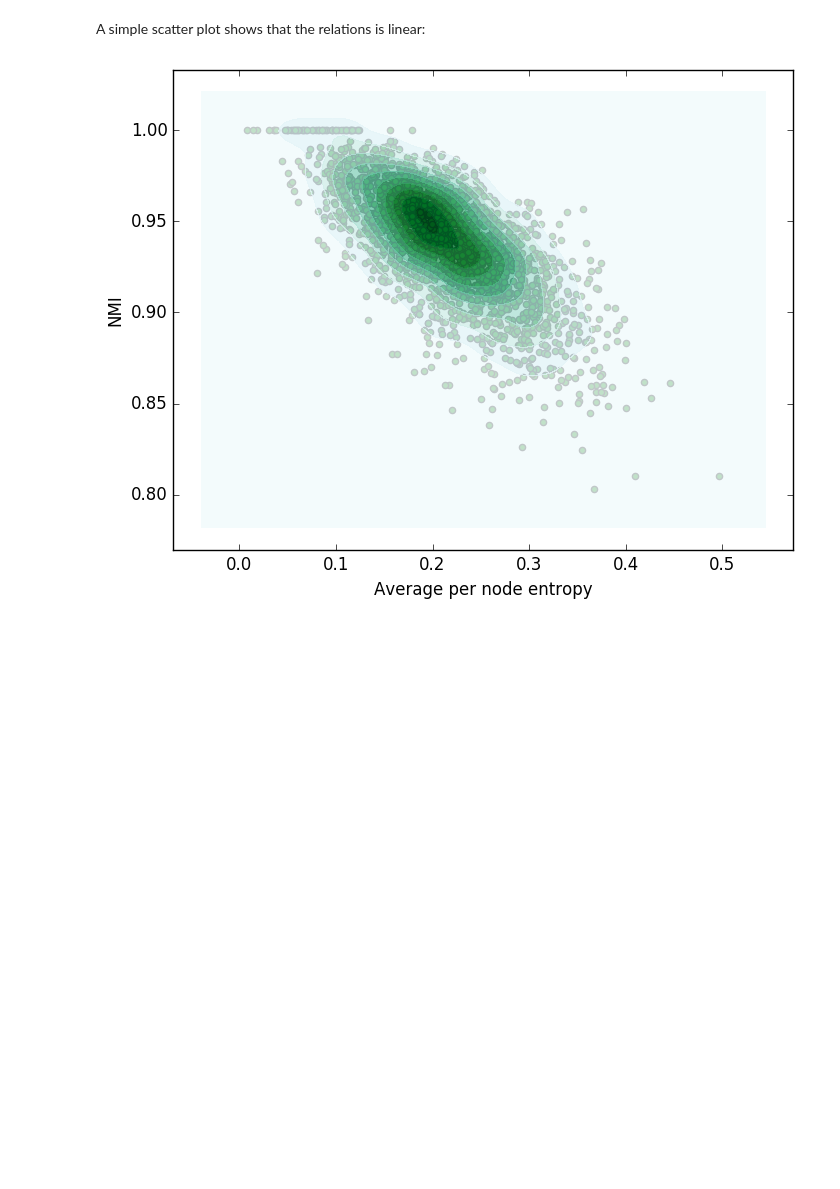
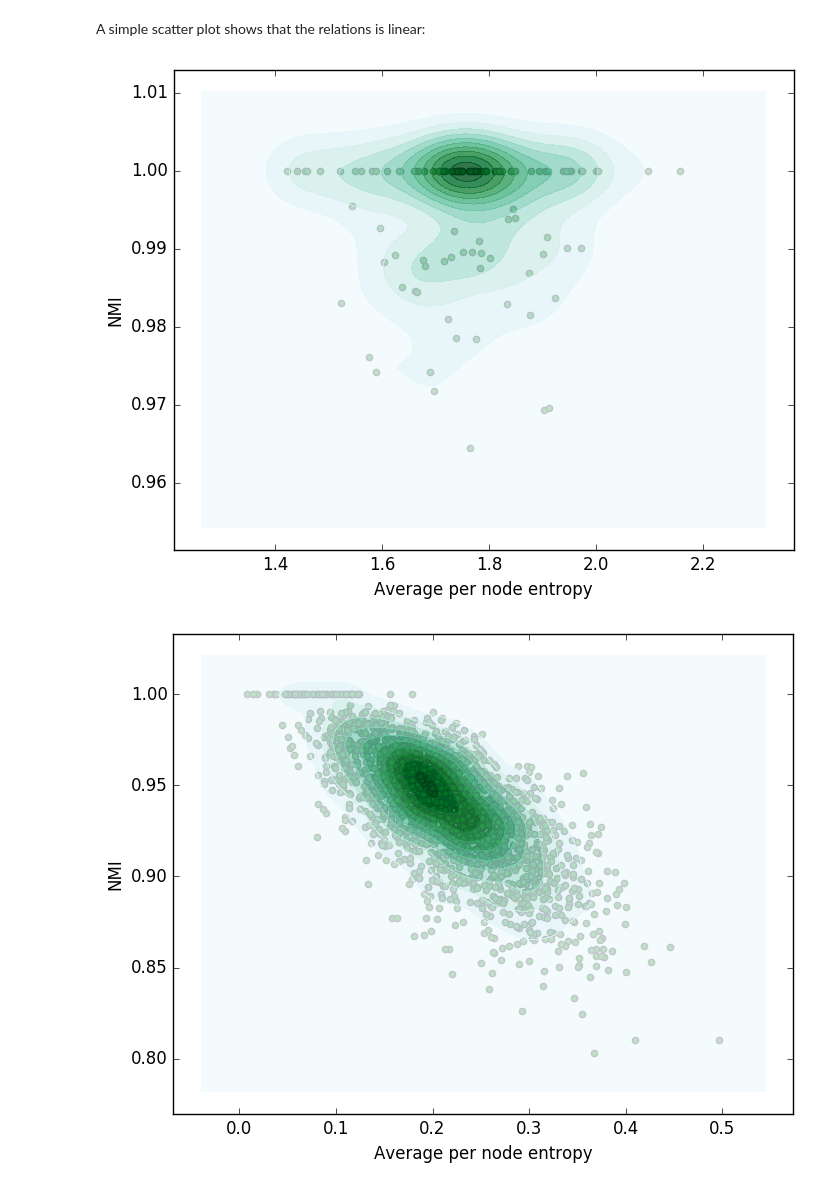
Before and after one commit to ulfaslak/recurrent_communities, a Jupyter notebook: published_workbook.ipynb, the cells around one changed output. Cells and saved outputs as stored; diff of their text form; code cells hidden in the pictures; blank space fills up the shorter version.

```diff
--- a/published_workbook.ipynb
+++ b/published_workbook.ipynb
@@ -863,22 +1219,27 @@ plt.savefig("../figures/mapping_temporal_communities_layer42_graph.pdf")
 We need to understand how the normalized quality of the clustering scales with the degree of overlap between clusters, measured as normalized mutual information. To this end we simply generate a large number of synthetic networks and measure the correlation between the two metrics.
 # %%
 # Generate toy network
-Nn = 50
+N = 50
 Nl = 50
 
 X_entr, Y_NMI = [], []
 
-for _iter in range(2000):
-    A, layer_commu, entropy = generate_clustered_temporal_network(
-        Nn=Nn,
-        Nc=20,
-        Nnc=5,#[3,4,5,6,7,8],
+for _iter in range(100):
+
+    A, layer_commu_true, entropy = generate_clustered_temporal_network(
+        N=N,
+        C=20,
+        D=None,
+        L=1,
+        S=None,
         Nl=Nl,
-        min_dur=3,
-        max_dur=10,
-        activation_thr=0.5,
+        commu_duration=2,
+        density_thr=1,
+        even_overlap=False,
+        n_tries=500,
         debug=False,
-        allow_empty_layers=False
+        allow_empty_layers=False,
+        return_entropy_vals=False
     )
 
     # Write pajek file
@@ -888,7 +1249,7 @@ for _iter in range(2000):
     )
 
     # Infomap community detection
-    communities, layer_communities = Infomap(
+    _, layer_commu_pred_js = Infomap(
         network_pajek,
         'output/',
         '-i',
@@ -904,7 +1265,7 @@ for _iter in range(2000):
 
     # True
     partition_true = {}
-    for l, v in layer_commu.items():
+    for l, v in layer_commu_true.items():
         for c in v['commu']:
             commu_id = str(abs(hash('_'.join(map(str,c)))))
             for n in c:
@@ -913,7 +1274,7 @@ for _iter in range(2000):
 
     # Multiplex Infomap
     partition_IM = {}
-    for l, cn in layer_communities.items():
+    for l, cn in layer_commu_pred_js.items():
         for c, nn in cn.items():
             for n in nn:
                 partition_IM["%s_%d" % (l, int(n))] = c
@@ -924,5 +1303,14 @@ for _iter in range(2000):
 # %% [markdown]
 A simple scatter plot shows that the relations is linear:
+# %%
+plt.figure(figsize=(8, 6), frameon=False)
+plt.scatter(np.array(X_entr), np.array(Y_NMI), alpha=1, c="green")
+sns.kdeplot(np.array(X_entr), np.array(Y_NMI), shade=True, alpha=0.8, legend=True)
+plt.xlabel("Average per node entropy")
+plt.ylabel("NMI")
+plt.show()
+# %% [output]
+[figure, added]
 # %%
 plt.figure(figsize=(8, 6), frameon=False)
 plt.scatter(np.array(X_entr), np.array(Y_NMI), alpha=1, c="green")
```
Also changed, not shown: parts of 34 cells of this notebook.
